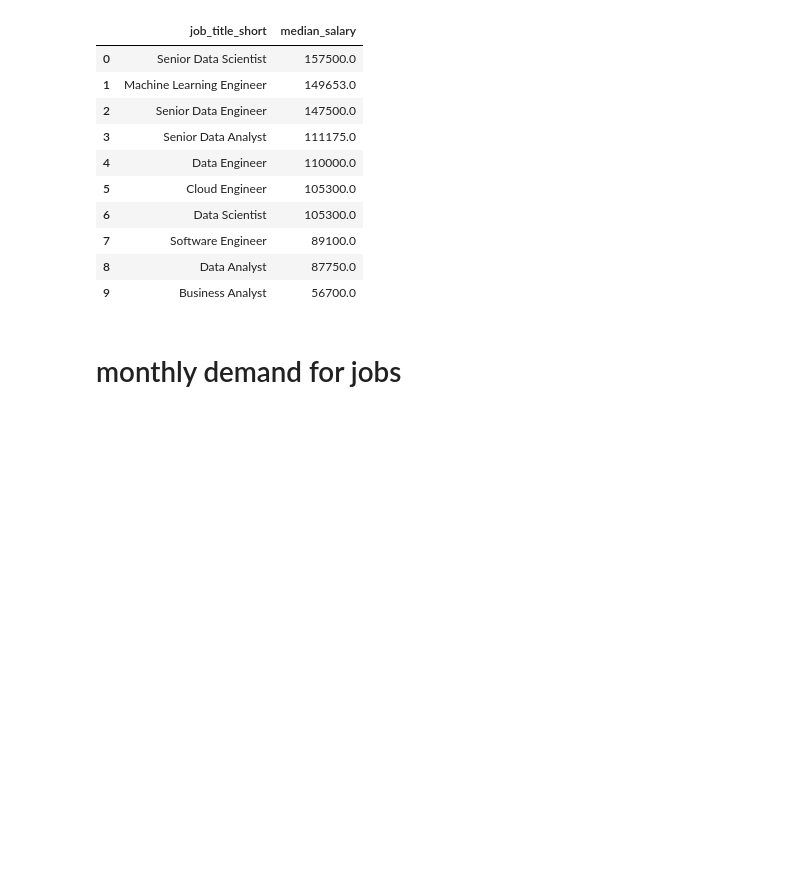
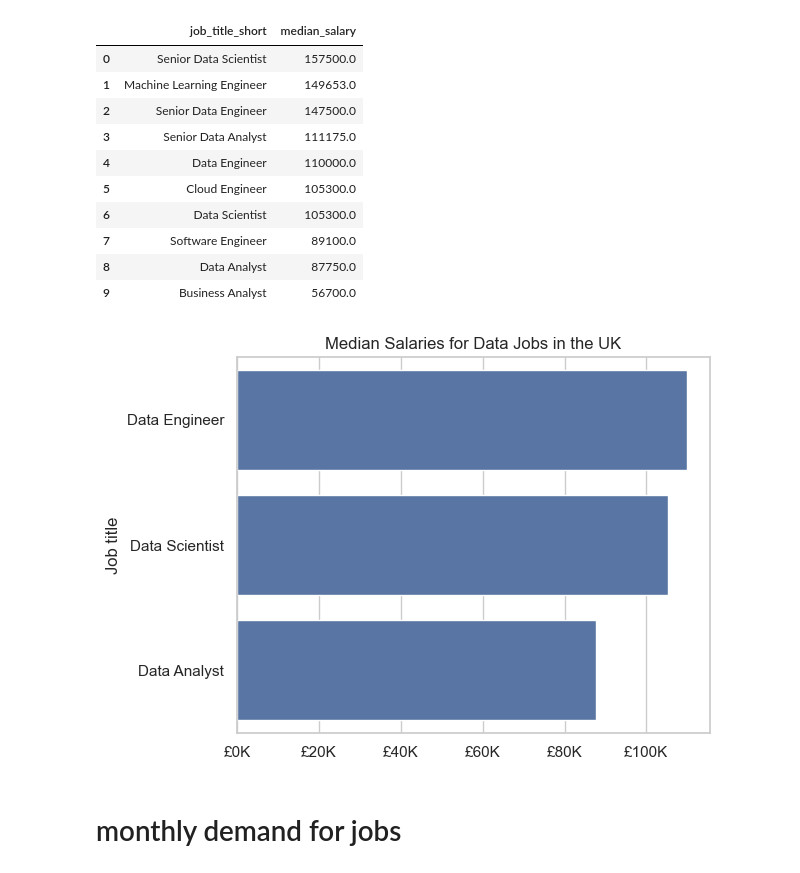
Before and after one commit to Mizan95/Project_Data_Analysis, a Jupyter notebook: 2_Intro-proper.ipynb, the cells around one changed output. Saved outputs shown, nothing was run; the diff lists cells and outputs as text; code cells hidden in the pictures; blank space fills up the shorter version.

Commit message:
Complete all 5 plots in intro analysis

```diff
--- a/2_Intro-proper.ipynb
+++ b/2_Intro-proper.ipynb
@@ -17,6 +18,11 @@ df = dataset['train'].to_pandas()
 df['job_posted_date'] = pd.to_datetime(df['job_posted_date'])
 # make string list in column job_skills into panda series (list) object
 df["job_skills"] = df["job_skills"].apply(lambda skill_list: ast.literal_eval(skill_list) if pd.notna(skill_list) else None)
+# %%
+# In bar plots, this block is to format x axis ticks as £K
+from matplotlib.ticker import FuncFormatter
+def pounds_k(x, pos):
+    return f"£{x/1000:.0f}K"
 # %% [markdown]
 * show which companies are most hiring in the UK
 * percentage of jobs are wfh
@@ -152,6 +158,26 @@ df_median_salaries
 | 7 | Software Engineer | 89100.0 |
 | 8 | Data Analyst | 87750.0 |
 | 9 | Business Analyst | 56700.0 |
+# %%
+job_list = ["Data Analyst", "Data Engineer", "Data Scientist"]
+
+df_median_salaries_filtered = df_median_salaries[df_median_salaries["job_title_short"].isin(job_list)]
+
+
+sns.barplot(
+    data=df_median_salaries_filtered,
+    y="job_title_short",
+    x="median_salary"
+);
+
+plt.gca().xaxis.set_major_formatter(FuncFormatter(pounds_k)) # Format x axis ticks as £K
+
+plt.title("Median Salaries for Data Jobs in the UK")
+plt.tight_layout()
+plt.xlabel("")
+plt.ylabel("Job title");
+# %% [output]
+[figure, added]
 # %% [markdown]
 # monthly demand for jobs
 # %%
```
Also changed, not shown: parts of 1 cell of this notebook.
